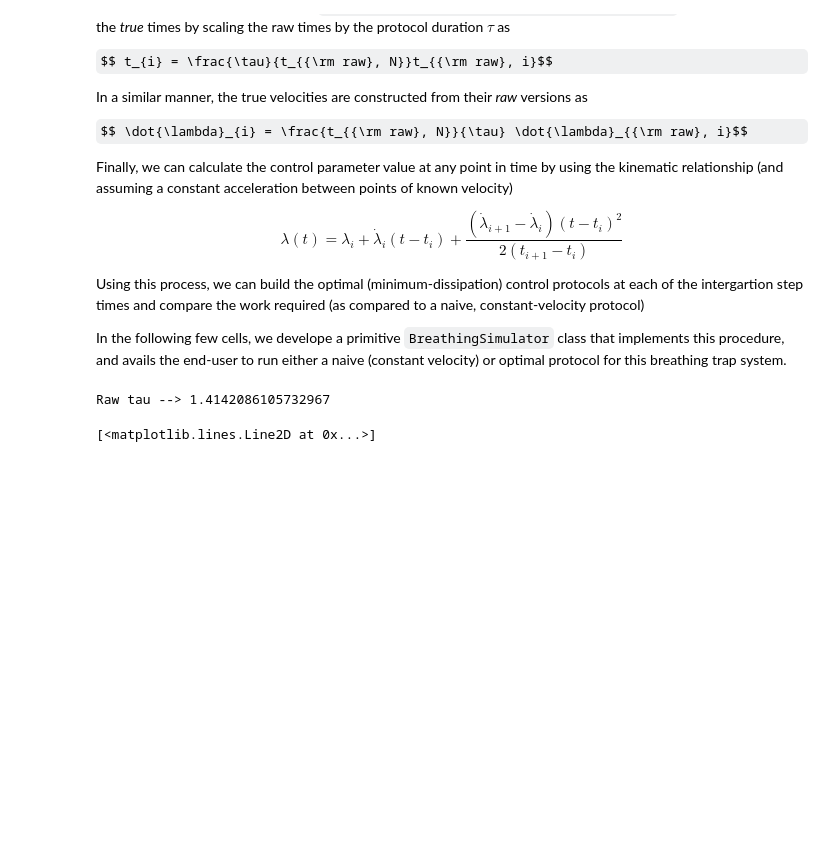
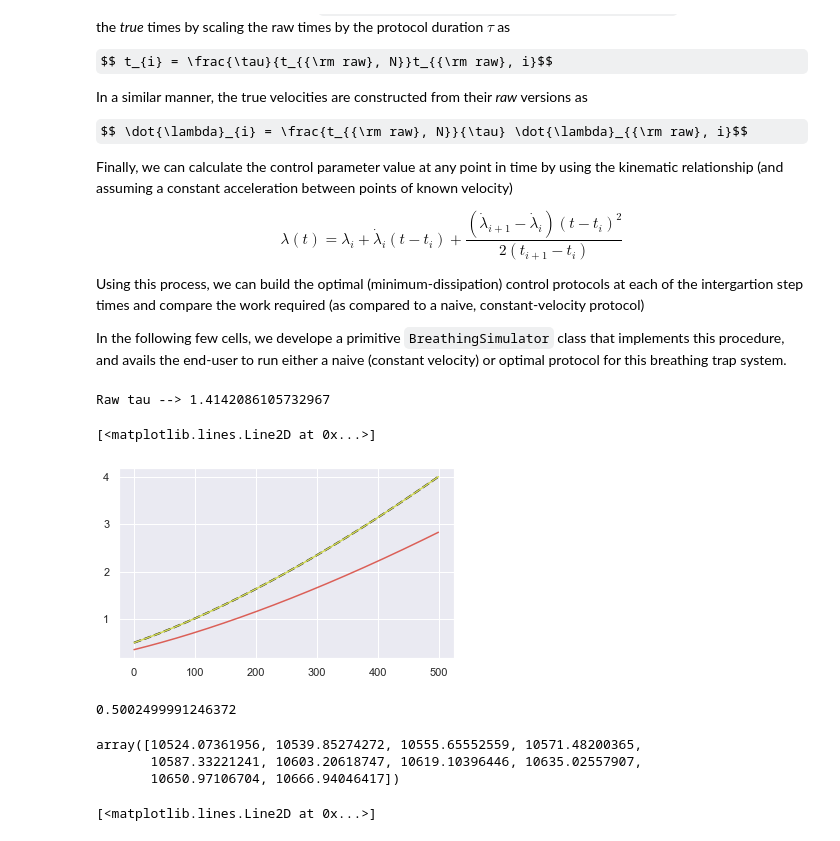
Before and after one commit to StevenJLarge/FokkerPlanck, a Jupyter notebook: notebooks/05-slarge-breathing-trap.ipynb, the cells around one changed output. Drawn from its saved outputs; the diff is of its cells as text; code cells hidden in the pictures; some formulas as TeX source; blank space fills up the shorter version.

```diff
--- a/notebooks/05-slarge-breathing-trap.ipynb
+++ b/notebooks/05-slarge-breathing-trap.ipynb
@@ -385,7 +385,7 @@ class BreathingSimulator:
         self.k_f = k_f
         self.dt = fpe.dt
         self.tau = tau
-        self.time_array = np.arange(0, tau, dt)
+        self.time_array = np.arange(0, tau, self.dt)
         self.k_array = np.linspace(k_i, k_f, 500)
         self.raw_velocities = self._get_raw_velocity(self.k_array)
 
@@ -421,6 +421,10 @@ class BreathingSimulator:
         self.optimal_protocol[0] = self.k_i
         for i, time in enumerate(self.time_array[1:]):
             self.optimal_protocol[i+1] = self.optimal_protocol[i] + velocity_interp(self.optimal_protocol[i]) * self.dt
+
+        self.raw_times = raw_times
+        self.real_times = real_times
+        self.real_velocities = real_velocities
 
         return self.optimal_protocol, velocity_interp
 
@@ -494,6 +498,29 @@ sim_opt = BreathingSimulator(fpe, 0.5, 2.0, 4.0)
 res, v_int = sim_opt.build_optimal_protocol()
 # %% [output]
 Raw tau --> 1.4142086105732967
+# %%
+fig, ax = plt.subplots(1, 1, figsize=(6, 3.5))
+# ax.plot(sim_opt.raw_times)
+# ax.plot(sim_opt.real_times)
+
+ax.plot(sim_opt.raw_velocities)
+ax.plot(v_int(sim_opt.k_array), 'k--', linewidth=2.0)
+ax.plot(sim_opt.real_velocities)
+
+# ax.plot(sim_opt.time_array, sim_opt.optimal_protocol)
+# %% [output]
+[<matplotlib.lines.Line2D at 0x...>]
+[figure, added]
+# %%
+sim_opt.k_i + v_int(sim_opt.k_i) * sim_opt.dt
+# %% [output]
+0.5002499991246372
+# %%
+res[-10:]
+# %% [output]
+array([10524.07361956, 10539.85274272, 10555.65552559, 10571.48200365,
+       10587.33221241, 10603.20618747, 10619.10396446, 10635.02557907,
+       10650.97106704, 10666.94046417])
 # %%
 #plt.plot(sim_opt.k_array, v_int(sim_opt.k_array), '.')
 plt.plot(sim_opt.time_array, res)
```
